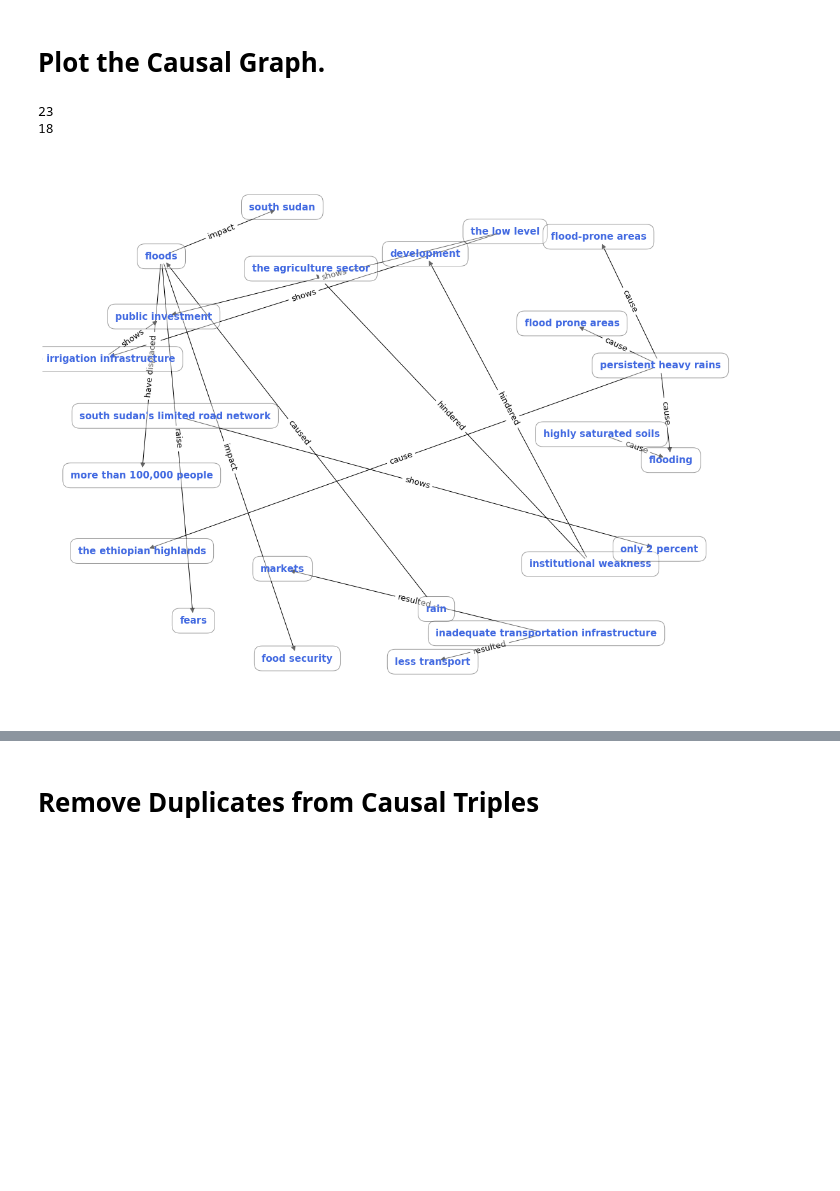
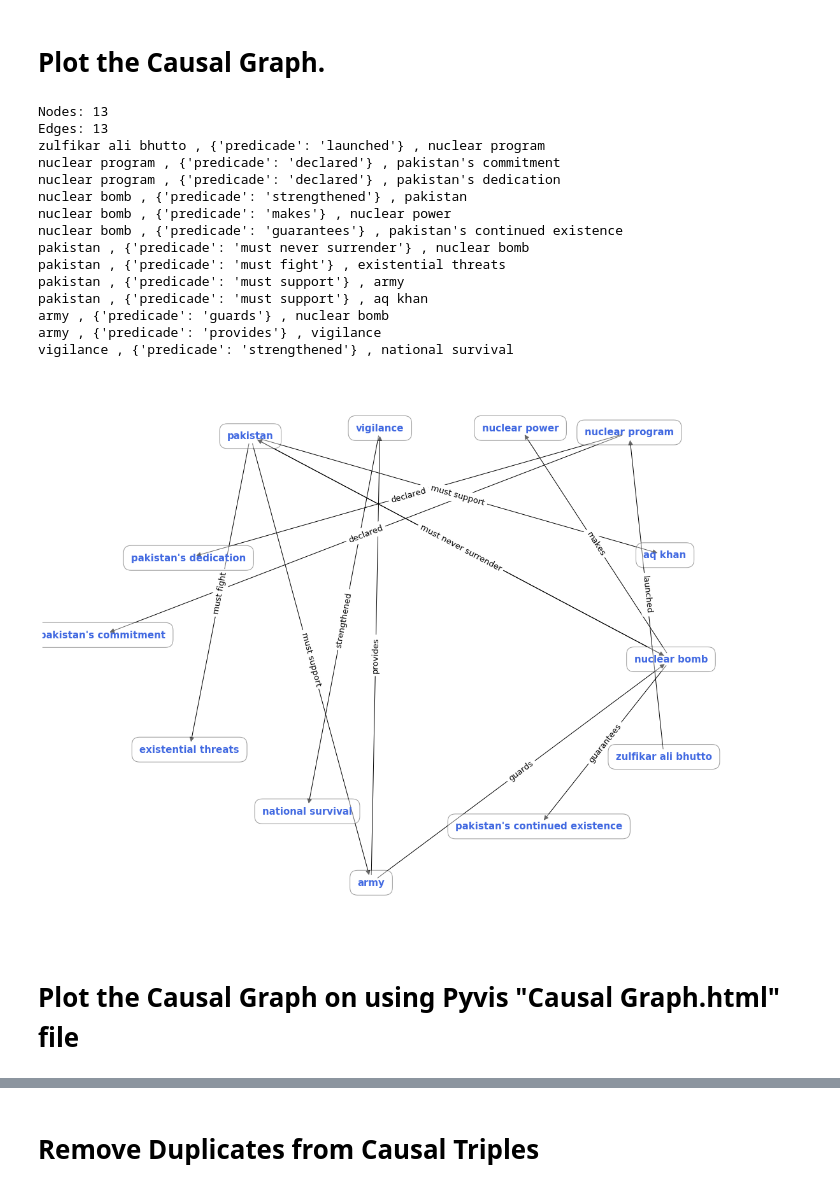
Before and after one commit to solatjabeen/causal-graph-acquisition, a Jupyter notebook: Project.ipynb, the cells around one changed output, grey strips where cells are left out. Saved outputs shown, nothing was run; the diff lists cells and outputs as text; code cells hidden in the pictures; blank space fills up the shorter version.

```diff
--- a/Project.ipynb
+++ b/Project.ipynb
@@ -45,7 +65,7 @@ neuralcoref.add_to_pipe(nlp)
 # %%
 #from spacy.lang.en import English
 
-file_name = './Text/Simplified Food Insecurity.txt'
+file_name = './Text/Simplified Narrative.txt'
 #file_name = 'input.txt'
 narrative = open(file_name, encoding="utf8").read()
 
@@ -359,15 +433,18 @@ cmap = nx.DiGraph()
 for triple in trips:
     s = str(triple[0])
     d = str(triple[2])
-    cmap.add_edge(s, d, predicade=triple[1])
+    cmap.add_edge(s, d, predicate=triple[1])
+    #print(triple)
 
-print(len(cmap.nodes))
-print(len(cmap.edges))
+print("Nodes:",len(cmap.nodes))
+print("Edges:",len(cmap.edges))
+for e in cmap.edges(data=True):
+    print(e[0],",",e[2],",",e[1])
 
 pos = nx.spring_layout(cmap, k=4, iterations=20)
 plt.figure(figsize=(15,12))
 
-nx.draw(cmap, pos=pos, with_labels=True,  node_shape="s",  node_color="none", font_size=15,  font_color='royalblue', font_weight='bold',bbox=dict(facecolor="white", alpha=0.4,boxstyle='round,pad=0.8'),labels={node: node for node in cmap.nodes()},arrows=True, arrowsize=15,width=1)
+nx.draw(cmap, pos=pos, with_labels=True,  connectionstyle='arc3, rad = 0.05', node_shape="s",  node_color="none", font_size=15,  font_color='royalblue', font_weight='bold',bbox=dict(facecolor="white", alpha=0.4,boxstyle='round,pad=0.8'),labels={node: node for node in cmap.nodes()},arrows=True, arrowsize=15,width=1)
 edge_labels = nx.get_edge_attributes(cmap,'predicade')
 nx.draw_networkx_edge_labels(cmap, pos=pos, edge_labels = edge_labels, font_color='black',font_size=13)
 
@@ -407,9 +499,10 @@ out_file.close()
 
 causalWords1 = ["forced","caused", "resulted", "reason", "as a result of", "as a consequence of",
                "consequence", "consequently", "affect", "because", "increase", "decrease","due to","because of"
-               ,"made","mimimize","maximize","hindered", "displaced", "conspired","led to","activate","impel","inspire",
+               ,"made","minimize","maximize","hindered", "displaced", "conspired","led to","activate","impel","inspire",
                 "excite","quicken","rouse","stimulate","influence","determine","likely","probable","disconnected","separated"
-                ,"excluded","after","as","since","trigger"]
+                ,"excluded","after","as","since","trigger","oppose","fight","provides","strengthened","launched","develop"
+               ,"guarantees","declared"]
 
 #causalWords1 = ["forced"]
 synonyms1 = []
@@ -528,28 +619,48 @@ floods devastatingly impact on food security in south sudan. (floods, impact, fo
 # %% [markdown]
 # Plot the Causal Graph.
 # %%
+#without duplicates
 cg = nx.DiGraph()
 
 for ce in causeffect:
     s = str(ce[0])
     d = str(ce[2])
+    #cg.add_node(s,id = str(s),title=str(s),x=615,y=200) #for d3js
     cg.add_node(s,id = str(s),title=str(s),x=615,y=200)
+    #cg.add_node(d,id = str(d),title=str(d),x=615,y=200) #for d3js
     cg.add_node(d,id = str(d),title=str(d),x=615,y=200)
     cg.add_edge(s, d, predicade=str(ce[1]))
 
-print(len(cg.nodes))
-print(len(cg.edges))
+print("Nodes:",len(cg.nodes))
+print("Edges:",len(cg.edges))
+for e in cg.edges(data=True):
+    print(e[0],",",e[2],",",e[1])
 
 pos = nx.spring_layout(cg, k=4, iterations=20)
 plt.figure(figsize=(15,12))
 
 nx.draw(cg, pos=pos, with_labels=True,  node_shape="s",  node_color="none", font_size=15,  font_color='royalblue', font_weight='bold',bbox=dict(facecolor="white", alpha=0.4,boxstyle='round,pad=0.8'),labels={node: node for node in cg.nodes()},arrows=True, arrowsize=15,width=1)
 edge_labels = nx.get_edge_attributes(cg,'predicade')
 nx.draw_networkx_edge_labels(cmap, pos=pos, edge_labels = edge_labels, font_color='black',font_size=13)
 
 plt.axis('off')
 plt.show()
 # %% [output]
-23
-18
+Nodes: 13
+Edges: 13
+zulfikar ali bhutto , {'predicade': 'launched'} , nuclear program
+nuclear program , {'predicade': 'declared'} , pakistan's commitment
+nuclear program , {'predicade': 'declared'} , pakistan's dedication
+nuclear bomb , {'predicade': 'strengthened'} , pakistan
+nuclear bomb , {'predicade': 'makes'} , nuclear power
+nuclear bomb , {'predicade': 'guarantees'} , pakistan's continued existence
+pakistan , {'predicade': 'must never surrender'} , nuclear bomb
+pakistan , {'predicade': 'must fight'} , existential threats
+pakistan , {'predicade': 'must support'} , army
+pakistan , {'predicade': 'must support'} , aq khan
+army , {'predicade': 'guards'} , nuclear bomb
+army , {'predicade': 'provides'} , vigilance
+vigilance , {'predicade': 'strengthened'} , national survival
-[figure, old version]
+[figure, new version]
+# %% [markdown]
+# Plot the Causal Graph on using Pyvis "Causal Graph.html" file
```
Also changed, not shown: parts of 18 cells of this notebook.
